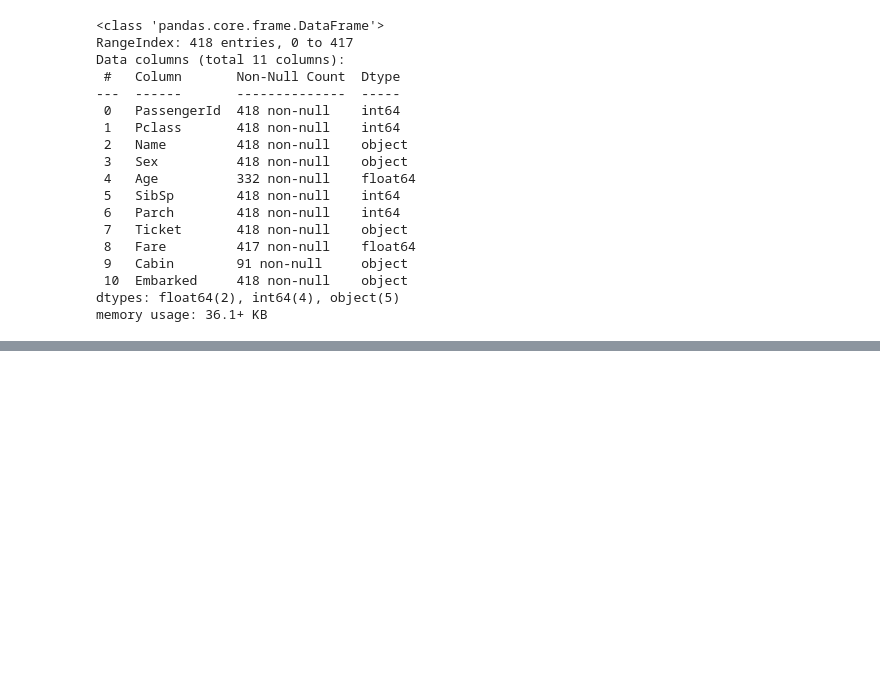
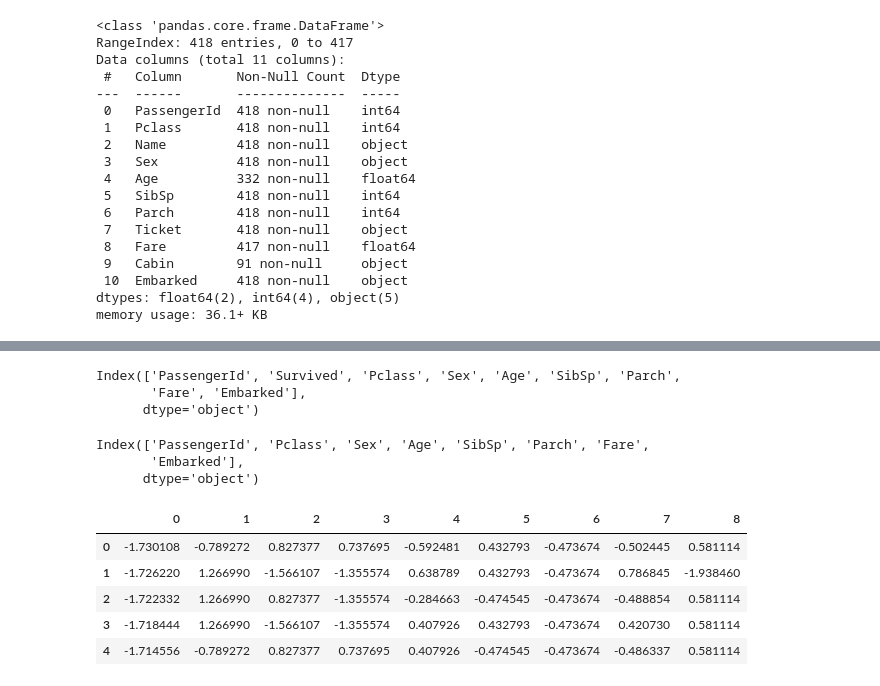
Before and after one commit to hugoMGSung/study-pytorch, a Jupyter notebook: after_hs/ah001_Titanic.ipynb, the cells around one changed output, grey strips where cells are left out. Cells and saved outputs as stored; diff of their text form; code cells hidden in the pictures; blank space fills up the shorter version.

```diff
--- a/after_hs/ah001_Titanic.ipynb
+++ b/after_hs/ah001_Titanic.ipynb
@@ -128,0 +255,29 @@ df_test.tail()
+# %%
+Scaler1 = StandardScaler()
+Scaler2 = StandardScaler()
+# %%
+train_columns = df_train.columns
+train_columns
+# %% [output]
+Index(['PassengerId', 'Survived', 'Pclass', 'Sex', 'Age', 'SibSp', 'Parch',
+       'Fare', 'Embarked'],
+      dtype='object')
+# %%
+test_columns = df_test.columns
+test_columns
+# %% [output]
+Index(['PassengerId', 'Pclass', 'Sex', 'Age', 'SibSp', 'Parch', 'Fare',
+       'Embarked'],
+      dtype='object')
+# %%
+df_train = pd.DataFrame(Scaler1.fit_transform(df_train))
+df_test = pd.DataFrame(Scaler2.fit_transform(df_test))
+# %%
+df_train.head()
+# %% [output]
+|  | 0 | 1 | 2 | 3 | 4 | 5 | 6 | 7 | 8 |
+| 0 | -1.730108 | -0.789272 | 0.827377 | 0.737695 | -0.592481 | 0.432793 | -0.473674 | -0.502445 | 0.581114 |
+| 1 | -1.726220 | 1.266990 | -1.566107 | -1.355574 | 0.638789 | 0.432793 | -0.473674 | 0.786845 | -1.938460 |
+| 2 | -1.722332 | 1.266990 | 0.827377 | -1.355574 | -0.284663 | -0.474545 | -0.473674 | -0.488854 | 0.581114 |
+| 3 | -1.718444 | 1.266990 | -1.566107 | -1.355574 | 0.407926 | 0.432793 | -0.473674 | 0.420730 | 0.581114 |
+| 4 | -1.714556 | -0.789272 | 0.827377 | 0.737695 | 0.407926 | -0.474545 | -0.473674 | -0.486337 | 0.581114 |
```
Also changed, not shown: parts of 54 cells of this notebook, 3 other files.
